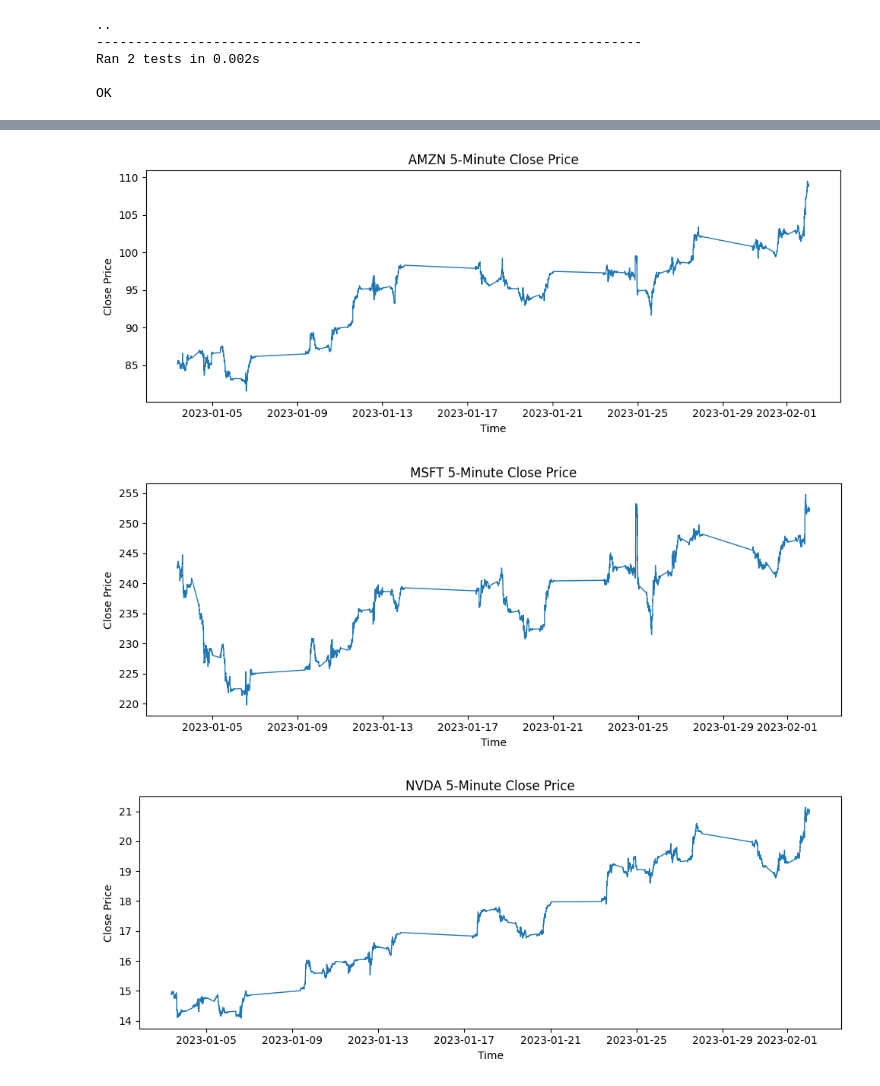
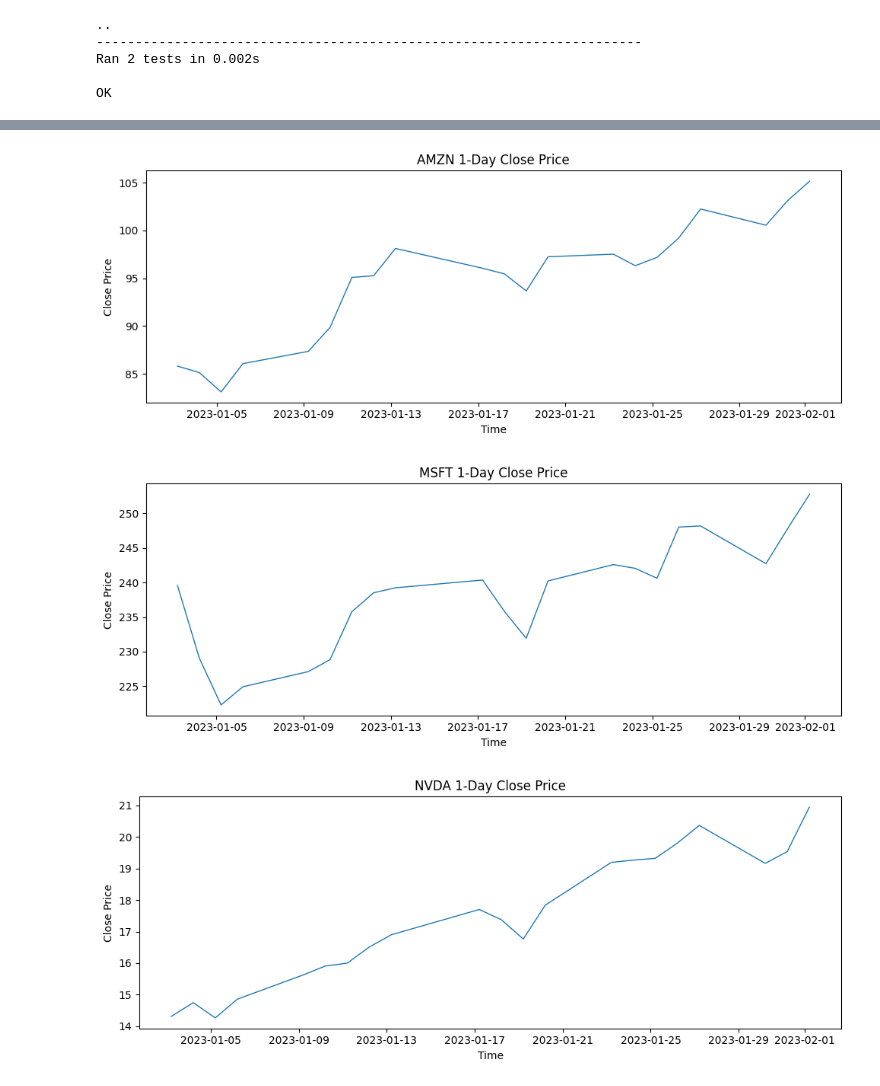
Before and after one commit to limtengyeow/AI, a Jupyter notebook: notebooks/main.ipynb, the cells around one changed output, grey strips where cells are left out. Saved outputs shown, nothing was run; the diff lists cells and outputs as text; code cells hidden in the pictures.

Commit message:
change plot to daily close

```diff
--- a/notebooks/main.ipynb
+++ b/notebooks/main.ipynb
@@ -87,13 +97,13 @@ Saved AMZN to data/AMZN_5min.csv
 # %%
-# ─── Plot all 5-min CSVs in data/ ─────────────────────────────────────────
+# ─── Plot all 1day CSVs in data/ ─────────────────────────────────────────
 import glob
 import pandas as pd
 import matplotlib.pyplot as plt
 
-# 1. Grab every CSV matching *_5min.csv
-csv_files = glob.glob("data/*_5min.csv")
+# 1. Grab every CSV matching *_1day.csv
+csv_files = glob.glob("data/*_1day.csv")
 if not csv_files:
-    raise FileNotFoundError("No files found: data/*_5min.csv")
+    raise FileNotFoundError("No files found: data/*_1day.csv")
 
 # 2. Loop and plot
 for file_path in sorted(csv_files):
@@ -107,7 +117,7 @@ for file_path in sorted(csv_files):
     # Create the figure
     plt.figure(figsize=(10, 4))
     plt.plot(df.index, df["close"], linewidth=1)
-    plt.title(f"{ticker} 5-Minute Close Price")
+    plt.title(f"{ticker} 1-Day Close Price")
     plt.xlabel("Time")
     plt.ylabel("Close Price")
     plt.tight_layout()
@@ -118,3 +128,3 @@ for file_path in sorted(csv_files):
-[figure, old version]
+[figure, new version]
-[figure, old version]
+[figure, new version]
-[figure, old version]
+[figure, new version]
```
Also changed, not shown: parts of 3 cells of this notebook.
